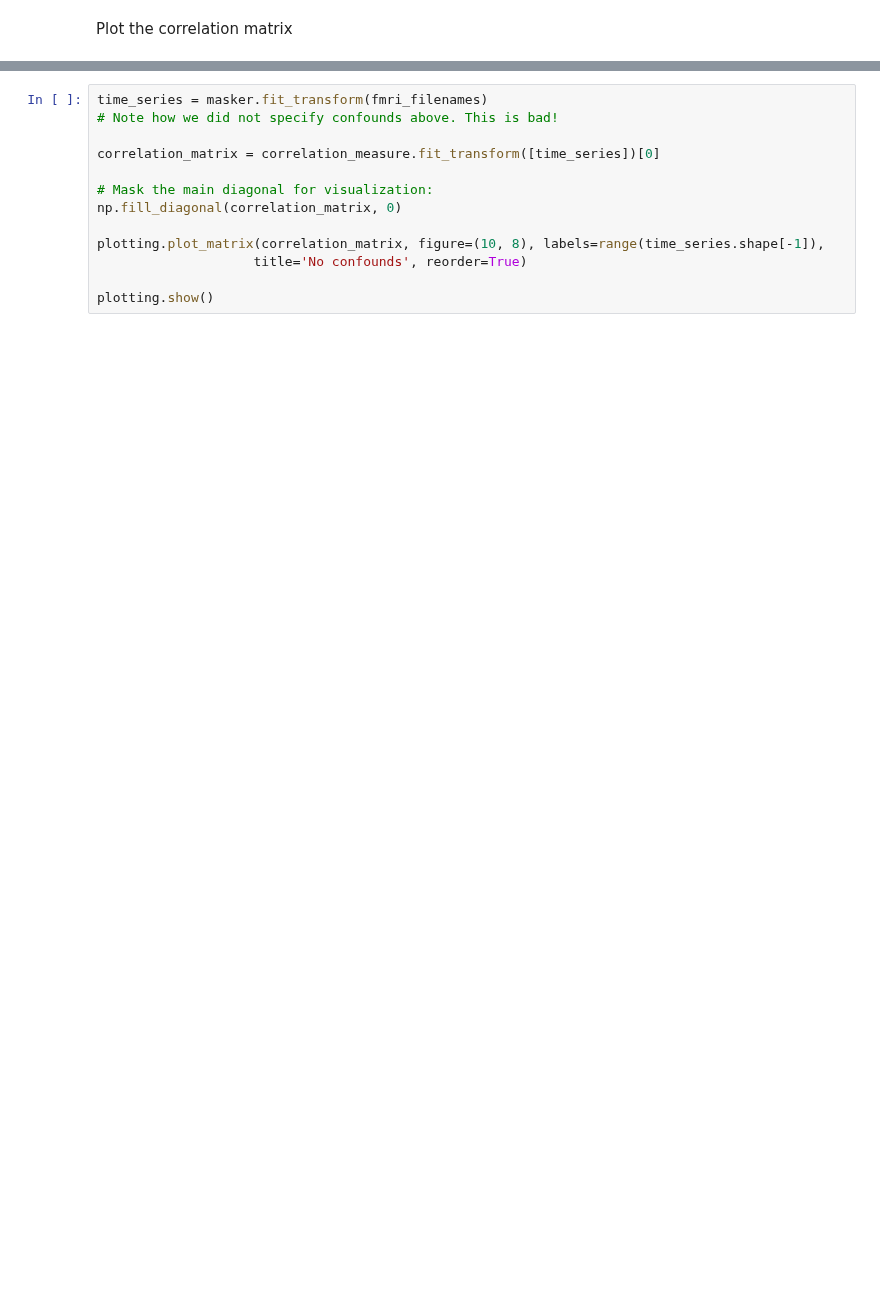
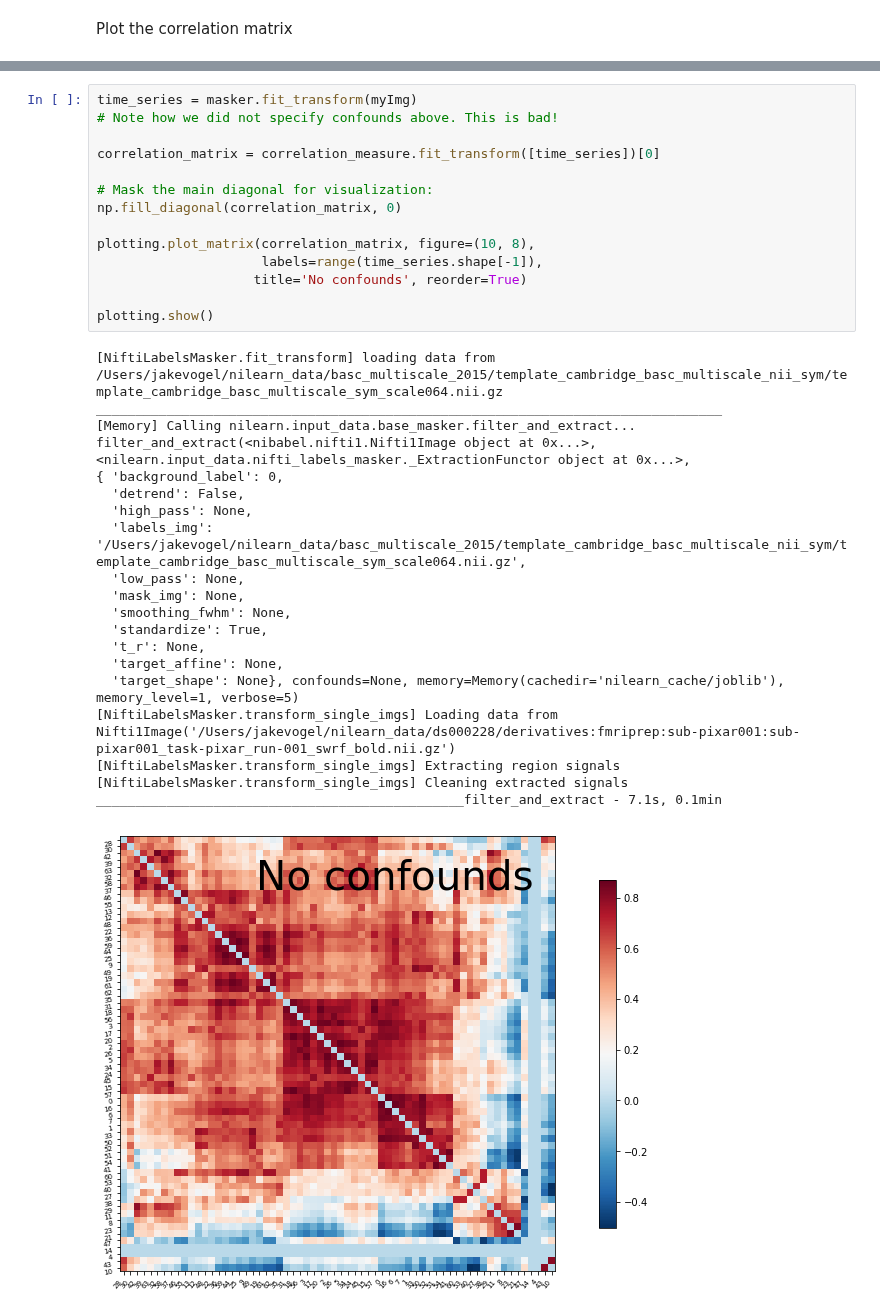
Before and after one commit to illdopejake/RS2018_Nilearn_tutorial, a Jupyter notebook: Nilearn_tutorial_2018.ipynb, the cells around one changed output, grey strips where cells are left out. Drawn from its saved outputs; the diff is of its cells as text; blank space fills up the shorter version.

```diff
--- a/Nilearn_tutorial_2018.ipynb
+++ b/Nilearn_tutorial_2018.ipynb
@@ -288,13 +385,35 @@ Same thing without confounds, to stress the importance of confounds
 # %%
-time_series = masker.fit_transform(fmri_filenames)
+time_series = masker.fit_transform(myImg)
 # Note how we did not specify confounds above. This is bad!
 
 correlation_matrix = correlation_measure.fit_transform([time_series])[0]
 
 # Mask the main diagonal for visualization:
 np.fill_diagonal(correlation_matrix, 0)
 
-plotting.plot_matrix(correlation_matrix, figure=(10, 8), labels=range(time_series.shape[-1]),
+plotting.plot_matrix(correlation_matrix, figure=(10, 8),
+                     labels=range(time_series.shape[-1]),
                     title='No confounds', reorder=True)
 
 plotting.show()
+# %% [output]
+[NiftiLabelsMasker.fit_transform] loading data from /Users/jakevogel/nilearn_data/basc_multiscale_2015/template_cambridge_basc_multiscale_nii_sym/template_cambridge_basc_multiscale_sym_scale064.nii.gz
+________________________________________________________________________________
+[Memory] Calling nilearn.input_data.base_masker.filter_and_extract...
+filter_and_extract(<nibabel.nifti1.Nifti1Image object at 0x...>, <nilearn.input_data.nifti_labels_masker._ExtractionFunctor object at 0x...>,
+{ 'background_label': 0,
+  'detrend': False,
+  'high_pass': None,
+  'labels_img': '/Users/jakevogel/nilearn_data/basc_multiscale_2015/template_cambridge_basc_multiscale_nii_sym/template_cambridge_basc_multiscale_sym_scale064.nii.gz',
+  'low_pass': None,
+  'mask_img': None,
+  'smoothing_fwhm': None,
+  'standardize': True,
+  't_r': None,
+  'target_affine': None,
+  'target_shape': None}, confounds=None, memory=Memory(cachedir='nilearn_cache/joblib'), memory_level=1, verbose=5)
+[NiftiLabelsMasker.transform_single_imgs] Loading data from Nifti1Image('/Users/jakevogel/nilearn_data/ds000228/derivatives:fmriprep:sub-pixar001:sub-pixar001_task-pixar_run-001_swrf_bold.nii.gz')
+[NiftiLabelsMasker.transform_single_imgs] Extracting region signals
+[NiftiLabelsMasker.transform_single_imgs] Cleaning extracted signals
+_______________________________________________filter_and_extract - 7.1s, 0.1min
+[figure, added]
```
Also changed, not shown: parts of 29 cells of this notebook.
